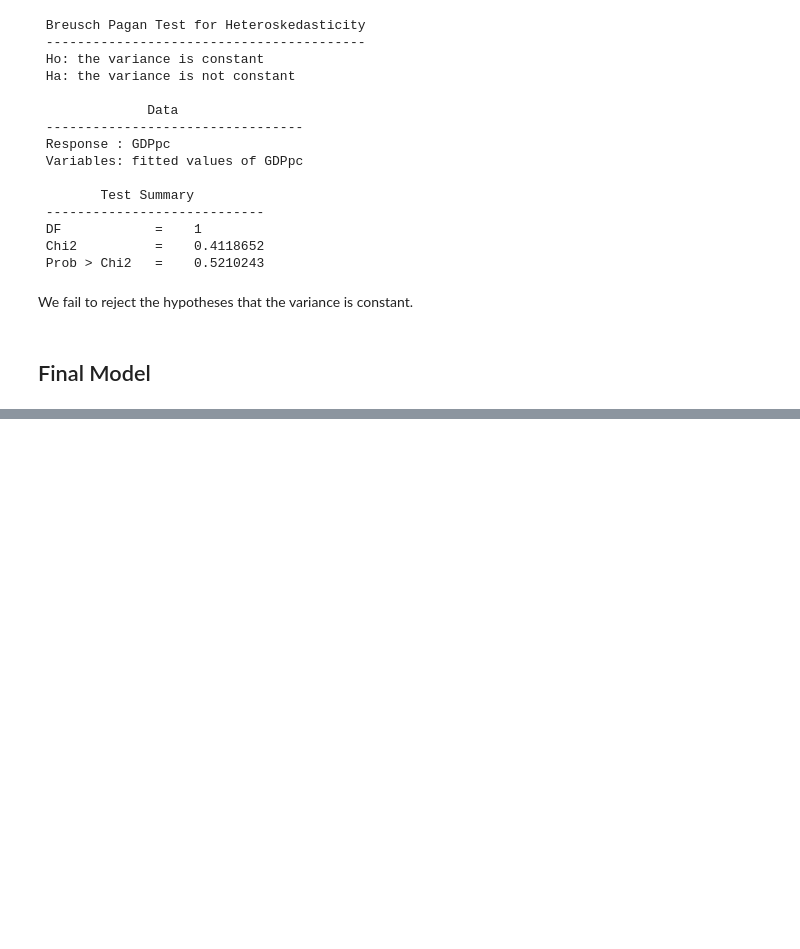
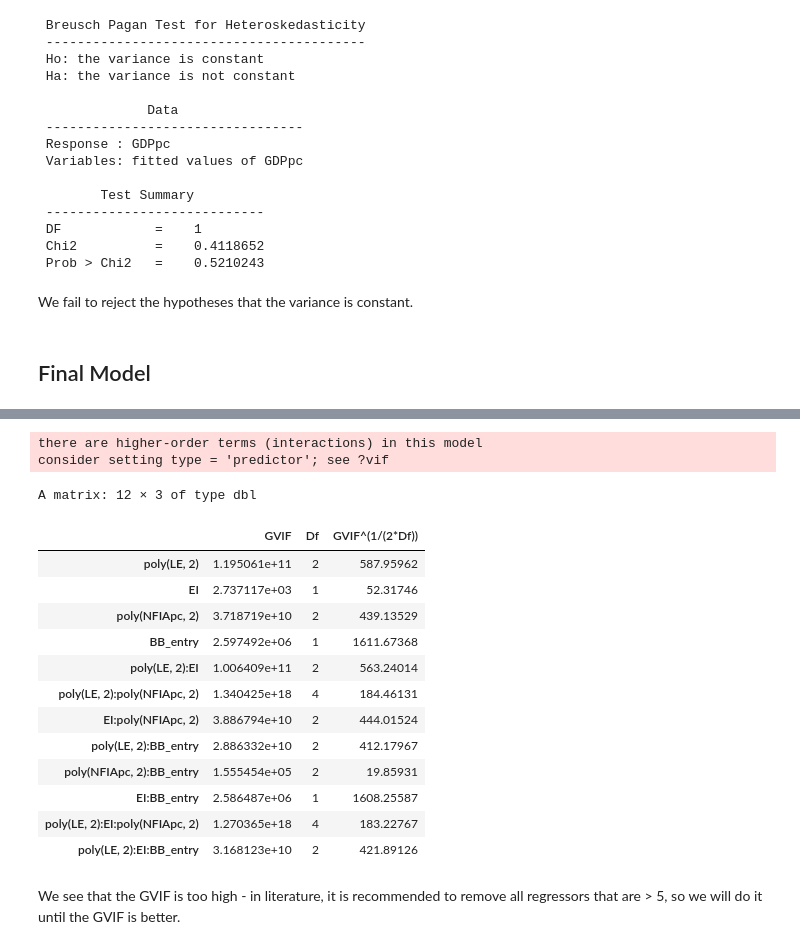
Before and after one commit to nickobard/eurostat-datasets-analysis, a Jupyter notebook: sem-3/semestral-work.ipynb, the cells around one changed output, grey strips where cells are left out. Drawn from its saved outputs; the diff is of its cells as text; code cells hidden in the pictures; blank space fills up the shorter version.

Commit message:
bardanik: Start using vif to reduce the number of regressors

```diff
--- a/sem-3/semestral-work.ipynb
+++ b/sem-3/semestral-work.ipynb
@@ -915,0 +969,3 @@ We fail to reject the hypotheses that the variance is constant.
+# %%
+model <- lm(GDPpc ~ (poly(LE, 2) * EI * poly(NFIApc,2)) + BB_entry + BB_entry *(poly(LE, 2) + poly(NFIApc,2) + EI) + BB_entry * poly(LE, 2) * EI, data = data_filtered2)
+summary(model)
@@ -915,0 +990,21 @@ We fail to reject the hypotheses that the variance is constant.
+# %%
+vif(model)
+# %% [output]
+there are higher-order terms (interactions) in this model
+consider setting type = 'predictor'; see ?vif
+A matrix: 12 × 3 of type dbl
+|  | GVIF | Df | GVIF^(1/(2*Df)) |
+| poly(LE, 2) | 1.195061e+11 | 2 | 587.95962 |
+| EI | 2.737117e+03 | 1 | 52.31746 |
+| poly(NFIApc, 2) | 3.718719e+10 | 2 | 439.13529 |
+| BB_entry | 2.597492e+06 | 1 | 1611.67368 |
+| poly(LE, 2):EI | 1.006409e+11 | 2 | 563.24014 |
+| poly(LE, 2):poly(NFIApc, 2) | 1.340425e+18 | 4 | 184.46131 |
+| EI:poly(NFIApc, 2) | 3.886794e+10 | 2 | 444.01524 |
+| poly(LE, 2):BB_entry | 2.886332e+10 | 2 | 412.17967 |
+| poly(NFIApc, 2):BB_entry | 1.555454e+05 | 2 | 19.85931 |
+| EI:BB_entry | 2.586487e+06 | 1 | 1608.25587 |
+| poly(LE, 2):EI:poly(NFIApc, 2) | 1.270365e+18 | 4 | 183.22767 |
+| poly(LE, 2):EI:BB_entry | 3.168123e+10 | 2 | 421.89126 |
+# %% [markdown]
+We see that the GVIF is too high - in literature, it is recommended to remove all regressors that are > 5, so we will do it until the GVIF is better.
```
Also changed, not shown: parts of 11 cells of this notebook.
